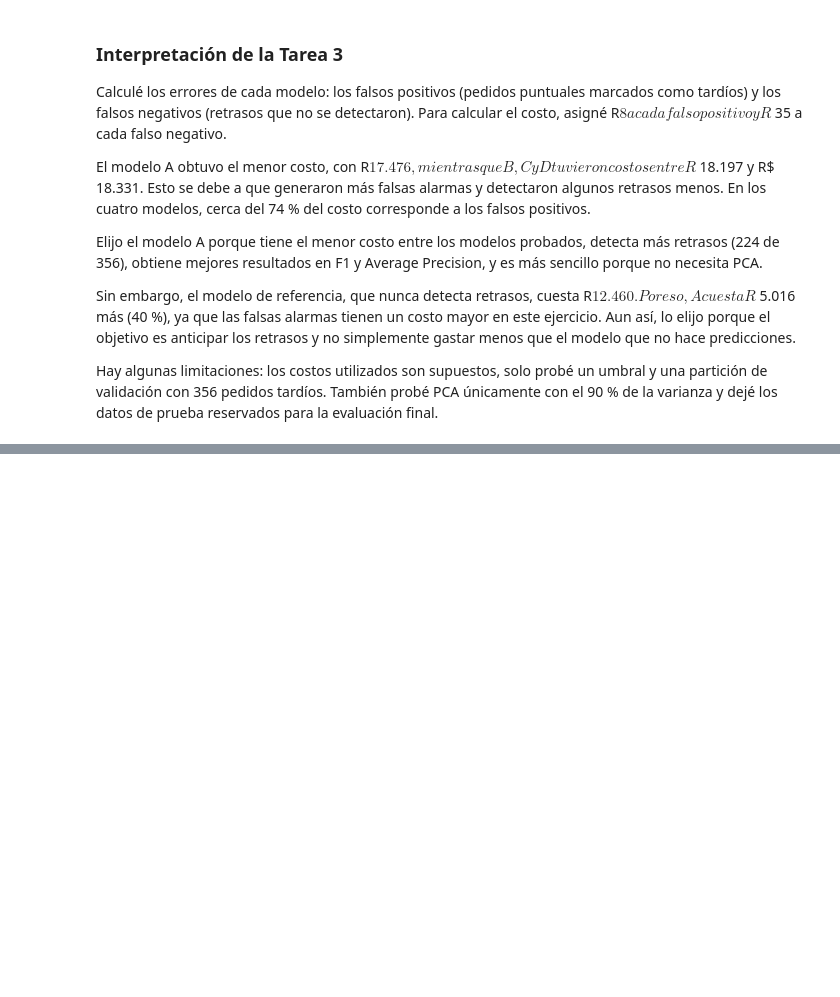
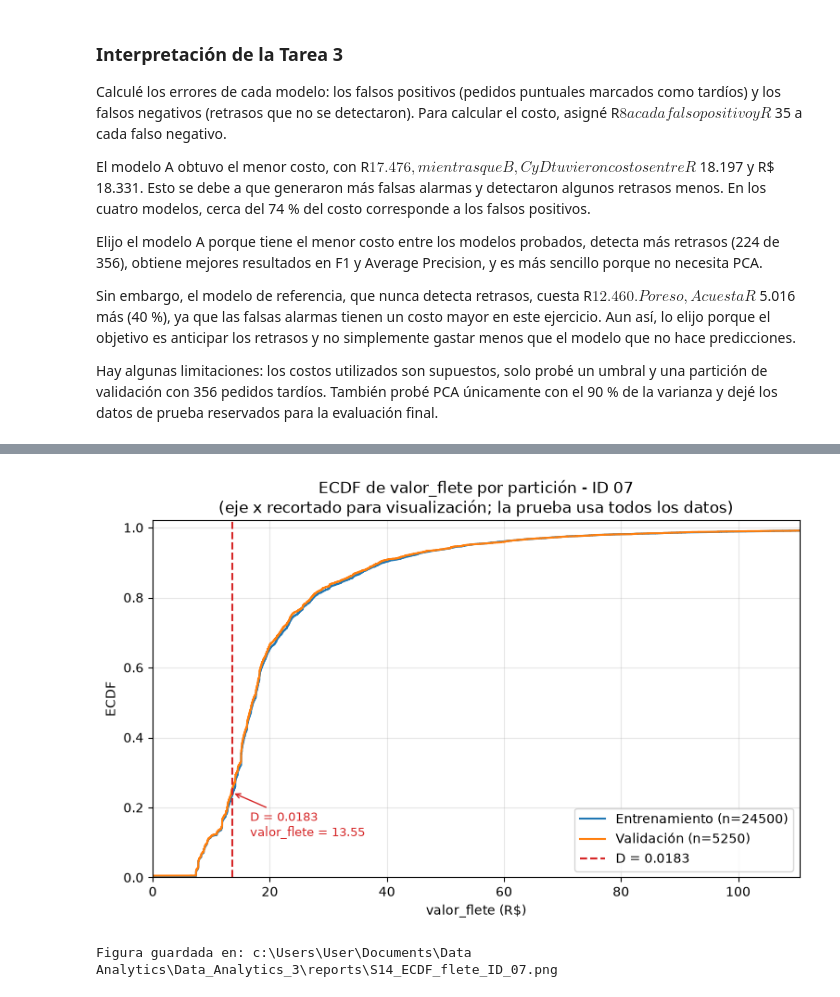
Before and after one commit to soficarreroa/Data_Analytics_3, a Jupyter notebook: notebooks/S12_ML_Challenge.ipynb, the cells around one changed output, grey strips where cells are left out. Cells and saved outputs as stored; diff of their text form; code cells hidden in the pictures; blank space fills up the shorter version.

Commit message:
S14: PCA, experimentos A-D, KS y reportes

```diff
--- a/notebooks/S12_ML_Challenge.ipynb
+++ b/notebooks/S12_ML_Challenge.ipynb
@@ -1258,0 +1376,54 @@ Hay algunas limitaciones: los costos utilizados son supuestos, solo probé un um
+# %%
+s14_figura_flete = s14_reports / f'S14_ECDF_flete_ID_{identificador}.png'
+
+s14_x_train_ecdf = np.sort(s14_flete_train_arr)
+s14_x_valid_ecdf = np.sort(s14_flete_valid_arr)
+s14_y_train_ecdf = (np.arange(1, len(s14_x_train_ecdf) + 1)
+                    / len(s14_x_train_ecdf))
+s14_y_valid_ecdf = (np.arange(1, len(s14_x_valid_ecdf) + 1)
+                    / len(s14_x_valid_ecdf))
+
+s14_p99_flete = float(np.percentile(
+    np.concatenate([s14_flete_train_arr, s14_flete_valid_arr]), 99))
+s14_xlim_sup = s14_p99_flete
+if s14_ks_ubicacion > s14_xlim_sup:
+    s14_xlim_sup = s14_ks_ubicacion
+s14_xlim_sup = 1.05 * s14_xlim_sup
+
+s14_y_train_ubic = float(np.searchsorted(
+    s14_x_train_ecdf, s14_ks_ubicacion, side='right')
+    / len(s14_x_train_ecdf))
+s14_y_valid_ubic = float(np.searchsorted(
+    s14_x_valid_ecdf, s14_ks_ubicacion, side='right')
+    / len(s14_x_valid_ecdf))
+s14_y_ubic = 0.5 * (s14_y_train_ubic + s14_y_valid_ubic)
+
+s14_fig_ks, s14_ax_ks = plt.subplots(figsize=(9, 5))
+s14_ax_ks.step(s14_x_train_ecdf, s14_y_train_ecdf, where='post',
+               label=f'Entrenamiento (n={len(s14_x_train_ecdf)})')
+s14_ax_ks.step(s14_x_valid_ecdf, s14_y_valid_ecdf, where='post',
+               label=f'Validación (n={len(s14_x_valid_ecdf)})')
+s14_ax_ks.axvline(s14_ks_ubicacion, color='tab:red', linestyle='--',
+                  label=f'D = {s14_ks_D:.4f}')
+s14_ax_ks.annotate(
+    f'D = {s14_ks_D:.4f}\nvalor_flete = {s14_ks_ubicacion:.2f}',
+    xy=(s14_ks_ubicacion, s14_y_ubic), xytext=(14, -34),
+    textcoords='offset points', fontsize=9, color='tab:red',
+    arrowprops=dict(arrowstyle='->', color='tab:red'),
+)
+s14_ax_ks.set_xlim(0, s14_xlim_sup)
+s14_ax_ks.set_ylim(0, 1.02)
+s14_ax_ks.set_xlabel('valor_flete (R$)')
+s14_ax_ks.set_ylabel('ECDF')
+s14_ax_ks.set_title(
+    f'ECDF de valor_flete por partición - ID {identificador}\n'
+    '(eje x recortado para visualización; la prueba usa todos los datos)')
+s14_ax_ks.grid(alpha=0.3)
+s14_ax_ks.legend(loc='lower right')
+s14_fig_ks.savefig(s14_figura_flete, dpi=150, bbox_inches='tight')
+plt.show()
+plt.close(s14_fig_ks)
+print('Figura guardada en:', s14_figura_flete)
+# %% [output]
+[figure, added]
+Figura guardada en: c:\Users\User\Documents\Data Analytics\Data_Analytics_3\reports\S14_ECDF_flete_ID_07.png
```
Also changed, not shown: parts of 7 cells of this notebook, 5 other files.
